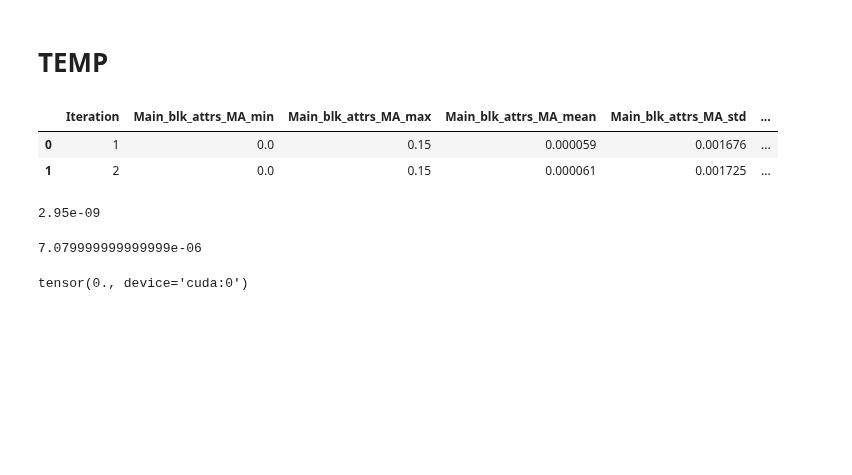
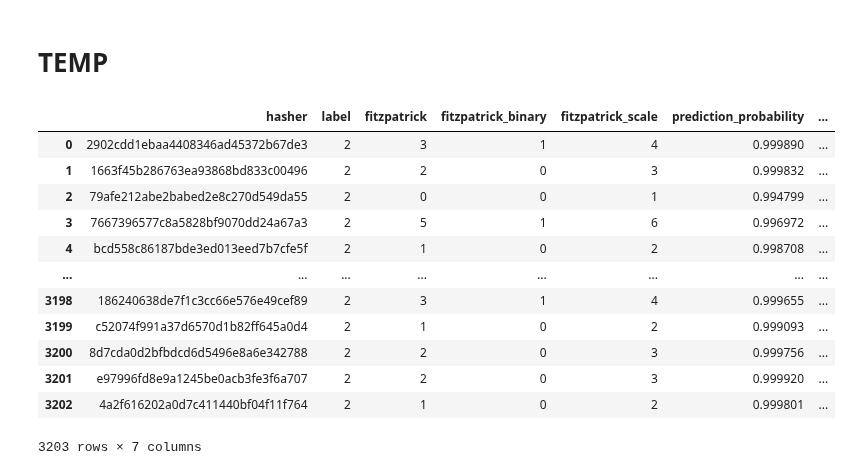
Before and after one commit to AliGhadirii/XTranPrune, a Jupyter notebook: Notebooks/multi_evaluate.ipynb, the cells around one changed output. Drawn from its saved outputs; the diff is of its cells as text; code cells hidden in the pictures; blank space fills up the shorter version.

```diff
--- a/Notebooks/multi_evaluate.ipynb
+++ b/Notebooks/multi_evaluate.ipynb
@@ -698,17 +720,19 @@ plt.grid(True)
 # %% [markdown]
 # TEMP
 # %%
-df = pd.read_csv("/home/ali/Outputs/Fitzpatrick17k/Pruning/Test_ME3/Attribution_vectors_stat_log.csv")
+df = pd.read_csv("/home/ali/Outputs/Fitzpatrick17k/Contrastive/Option2/validation_results_DeiT_S_LRP_PIter2_epoch=70_random_holdout.csv")
 df
 # %% [output]
-|  | Iteration | Main_blk_attrs_MA_min | Main_blk_attrs_MA_max | Main_blk_attrs_MA_mean | Main_blk_attrs_MA_std | ... |
-| 0 | 1 | 0.0 | 0.15 | 0.000059 | 0.001676 | ... |
-| 1 | 2 | 0.0 | 0.15 | 0.000061 | 0.001725 | ... |
+|  | hasher | label | fitzpatrick | fitzpatrick_binary | fitzpatrick_scale | prediction_probability | ... |
+| 0 | 2902cdd1ebaa4408346ad45372b67de3 | 2 | 3 | 1 | 4 | 0.999890 | ... |
+| 1 | 1663f45b286763ea93868bd833c00496 | 2 | 2 | 0 | 3 | 0.999832 | ... |
+| 2 | 79afe212abe2babed2e8c270d549da55 | 2 | 0 | 0 | 1 | 0.994799 | ... |
+| 3 | 7667396577c8a5828bf9070dd24a67a3 | 2 | 5 | 1 | 6 | 0.996972 | ... |
+| 4 | bcd558c86187bde3ed013eed7b7cfe5f | 2 | 1 | 0 | 2 | 0.998708 | ... |
+| ... | ... | ... | ... | ... | ... | ... | ... |
+| 3198 | 186240638de7f1c3cc66e576e49cef89 | 2 | 3 | 1 | 4 | 0.999655 | ... |
+| 3199 | c52074f991a37d6570d1b82ff645a0d4 | 2 | 1 | 0 | 2 | 0.999093 | ... |
+| 3200 | 8d7cda0d2bfbdcd6d5496e8a6e342788 | 2 | 2 | 0 | 3 | 0.999756 | ... |
+| 3201 | e97996fd8e9a1245be0acb3fe3f6a707 | 2 | 2 | 0 | 3 | 0.999920 | ... |
+| 3202 | 4a2f616202a0d7c411440bf04f11f764 | 2 | 1 | 0 | 2 | 0.999801 | ... |
+3203 rows × 7 columns
-# %%
-0.000059 * 0.00005
-# %% [output]
-2.95e-09
-# %%
-0.000059 * 0.12
-# %% [output]
-7.079999999999999e-06
@@ -721,4 +738,0 @@ SA_blk_attrs_iter = torch.load('/home/ali/Outputs/Fitzpatrick17k/Pruning/Test_ME
-# %%
-main_blk_attrs_iter[-1].min()
-# %% [output]
-tensor(0., device='cuda:0')
```
Also changed, not shown: parts of 7 cells of this notebook, 2 other files.
